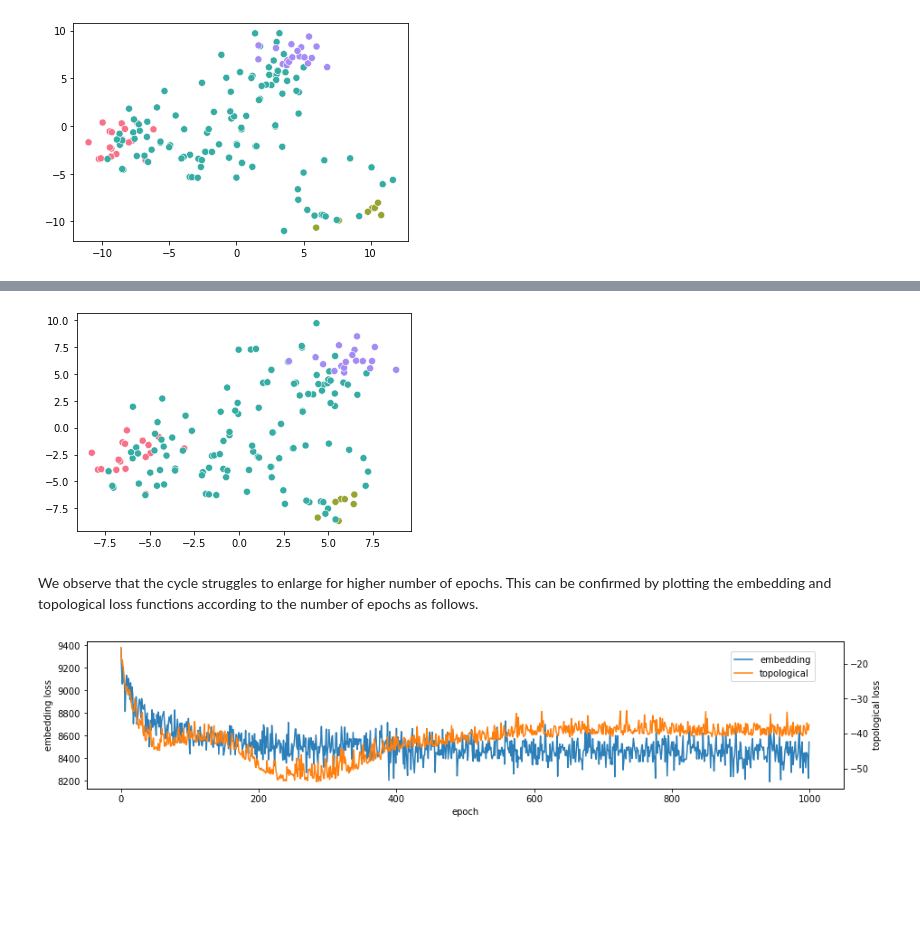
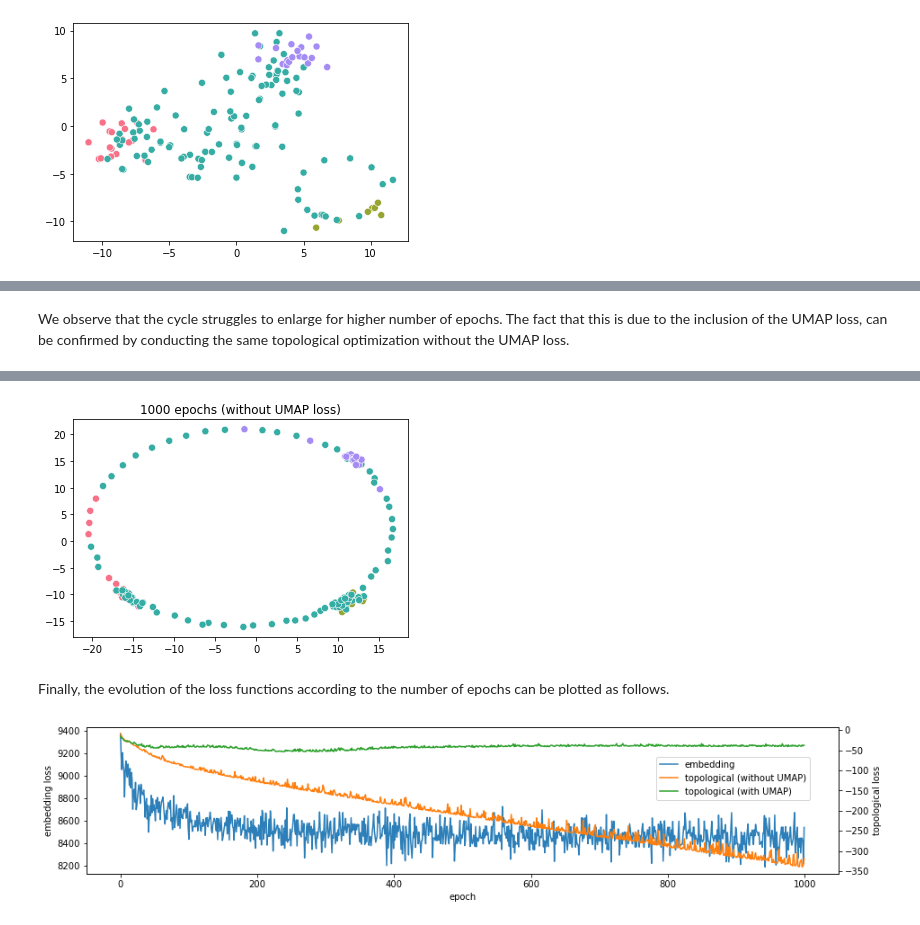
Before and after one commit to robinvndaele/topembedding, a Jupyter notebook: Experiments/CellBifurcating.ipynb, the cells around one changed output, grey strips where cells are left out. Saved outputs shown, nothing was run; the diff lists cells and outputs as text; code cells hidden in the pictures; blank space fills up the shorter version.

Commit message:
additional experiments bifurcating cell data

```diff
--- a/Experiments/CellBifurcating.ipynb
+++ b/Experiments/CellBifurcating.ipynb
@@ -354,15 +393,18 @@ We see that a cycle starts to appear in the embedding. We explore this further f
+# %% [markdown]
+We observe that the cycle struggles to enlarge for higher number of epochs. The fact that this is due to the inclusion of the UMAP loss, can be confirmed by conducting the same topological optimization without the UMAP loss.
 # %%
 # Learning hyperparameters
 num_epochs = 1000
 learning_rate = 1e-1
 
-# Conduct topological regularization for different topological loss function
-Y_top_other, losses_top_other = UMAP(data, top_loss=top_loss_other, num_epochs=num_epochs,
+# Conduct topological optimization (UMAP)
+Y_opt_other, losses_opt_other = UMAP(Y_umap, emb_loss=False, top_loss=top_loss_other, num_epochs=num_epochs,
                                      learning_rate=learning_rate, random_state=42)
 
-# View topologically regularized embeddings
+# View topologically optimized embedding (UMAP)
 fig, ax = plt.subplots()
-sns.scatterplot(x=Y_top_other[:,0], y=Y_top_other[:,1], s=50, hue=t, palette="husl")
+sns.scatterplot(x=Y_opt_other[:,0], y=Y_opt_other[:,1], s=50, hue=t, palette="husl")
 ax.get_legend().remove()
+ax.set_title(str(num_epochs) + " epochs (without UMAP loss)")
 plt.show()
 # %% [output]
@@ -381,19 +423,21 @@ Time for embedding: 00:00:35
-[figure, old version]
+[figure, new version]
 # %% [markdown]
-We observe that the cycle struggles to enlarge for higher number of epochs. This can be confirmed by plotting the embedding and topological loss functions according to the number of epochs as follows.
+Finally, the evolution of the loss functions according to the number of epochs can be plotted as follows.
 # %%
 # Summarize the topological and embedding losses in a data frame
 pd_losses_other = pd.DataFrame({"epoch":range(losses_top_other["losses"].shape[0]),
                                 "embedding":losses_top_other["losses"]["embedding"],
-                                "topological":losses_top_other["losses"]["topological"]})
+                                "topological (with UMAP)":losses_top_other["losses"]["topological"],
+                                "topological (without UMAP)":losses_opt_other["losses"]["topological"]})
 
 # Plot the losses according to the number of epochs
 ax = pd_losses_other.plot(x="epoch", y="embedding", legend=False, figsize=(15, 3), color="#2c7fb8")
 ax.set_ylabel("embedding loss")
 ax2 = ax.twinx()
-pd_losses_other.plot(x="epoch", y="topological", legend=False, color="#ff7f0e", ax=ax2)
+pd_losses_other.plot(x="epoch", y="topological (without UMAP)", legend=False, color="#ff7f0e", ax=ax2)
+pd_losses_other.plot(x="epoch", y="topological (with UMAP)", legend=False, color="#2ca02c", ax=ax2)
 ax2.set_ylabel("topological loss")
-ax.figure.legend(bbox_to_anchor=(0.875, 0.85))
+ax.figure.legend(bbox_to_anchor=(0.875, 0.75))
 plt.show()
 # %% [output]
-[figure, old version]
+[figure, new version]
```
Also changed, not shown: parts of 3 cells of this notebook, 2 other files.
